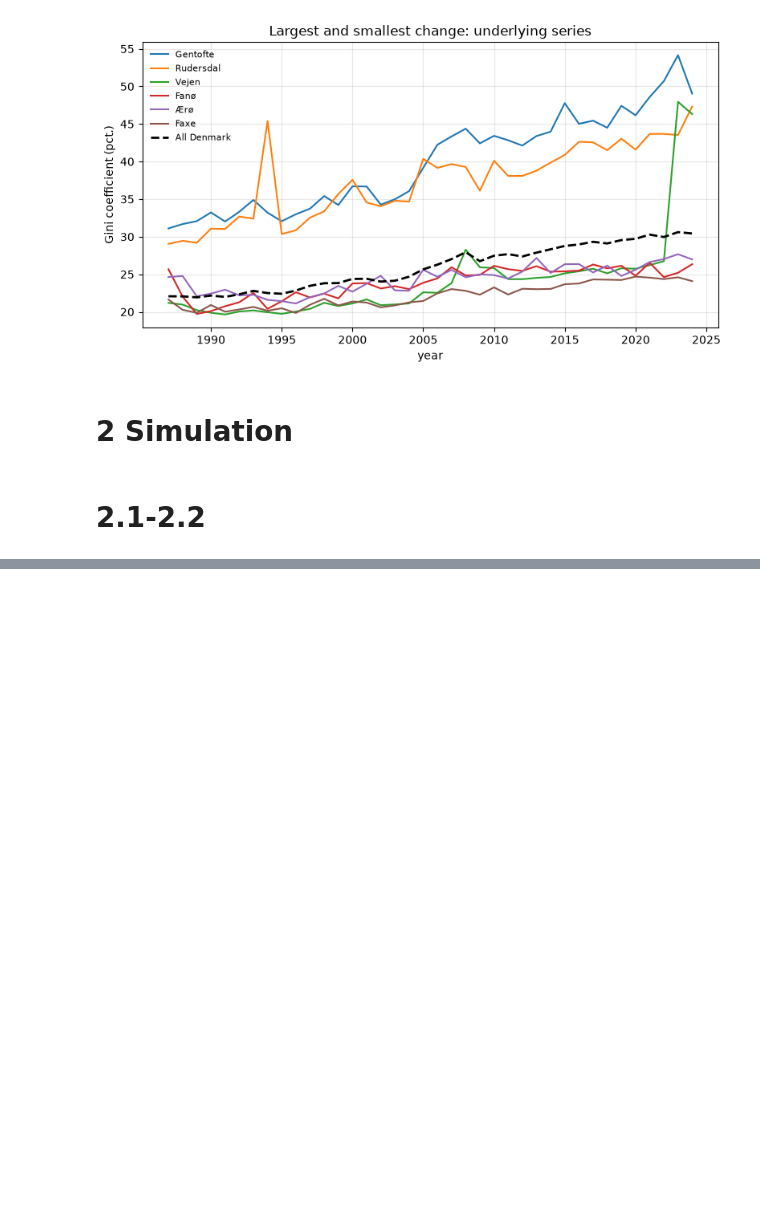
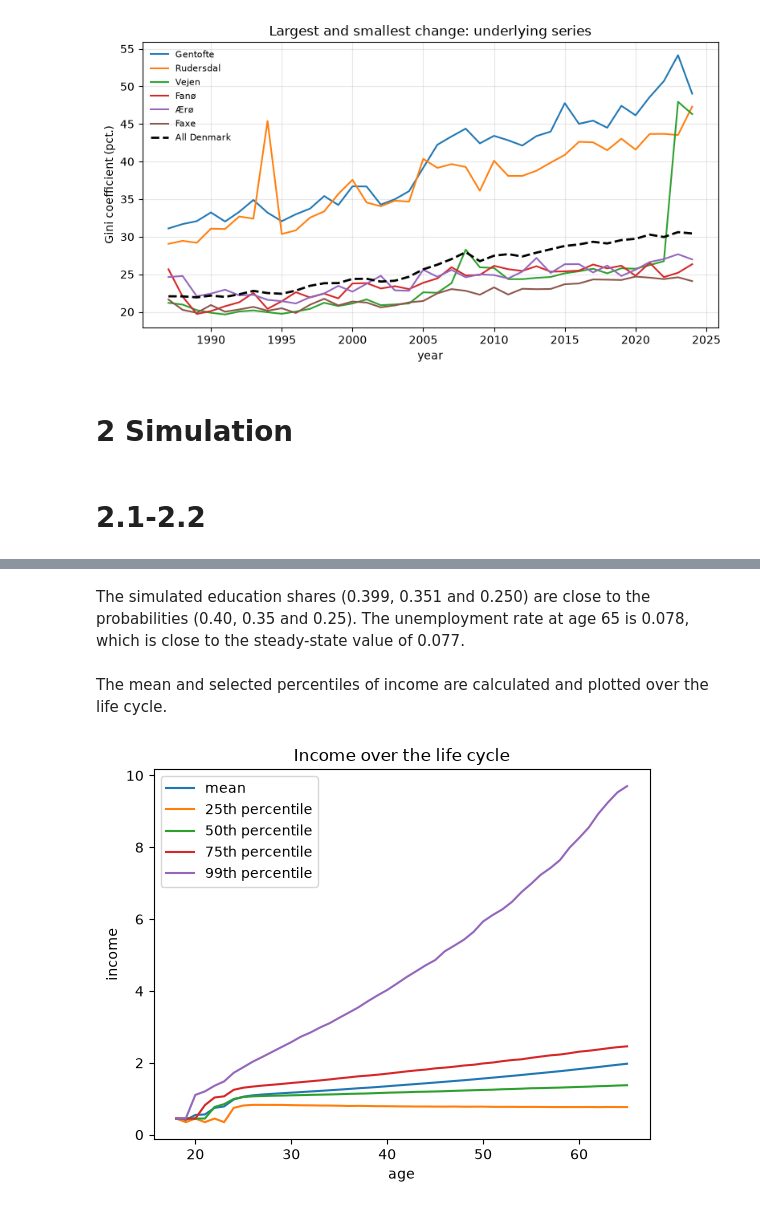
Before and after one commit to NumEconCopenhagen/projects-2025-jvb, a Jupyter notebook: 01_dataproject/DataProject26.ipynb, the cells around one changed output, grey strips where cells are left out. Cells and saved outputs as stored; diff of their text form; code cells hidden in the pictures; blank space fills up the shorter version.

```diff
--- a/01_dataproject/DataProject26.ipynb
+++ b/01_dataproject/DataProject26.ipynb
@@ -385,0 +391,29 @@ print(f'steady state:       {steady_state:.3f}')
+# %% [markdown]
+The simulated education shares (0.399, 0.351 and 0.250) are close to the probabilities (0.40, 0.35 and 0.25). The unemployment rate at age 65 is 0.078, which is close to the steady-state value of 0.077.
+# %% [markdown]
+The mean and selected percentiles of income are calculated and plotted over the life cycle.
+# %%
+# a. calculate mean income
+mean_income = np.mean(model.income,axis=0)
+
+# b. calculate percentiles
+percentiles = np.percentile(
+    model.income,
+    [25,50,75,99],
+    axis=0
+)
+# %%
+# c. plot
+plt.plot(model.ages,mean_income,label='mean')
+plt.plot(model.ages,percentiles[0,:],label='25th percentile')
+plt.plot(model.ages,percentiles[1,:],label='50th percentile')
+plt.plot(model.ages,percentiles[2,:],label='75th percentile')
+plt.plot(model.ages,percentiles[3,:],label='99th percentile')
+
+plt.xlabel('age')
+plt.ylabel('income')
+plt.title('Income over the life cycle')
+plt.legend()
+plt.show()
+# %% [output]
+[figure, added]
```
Also changed, not shown: parts of 14 cells of this notebook, 1 other file.
